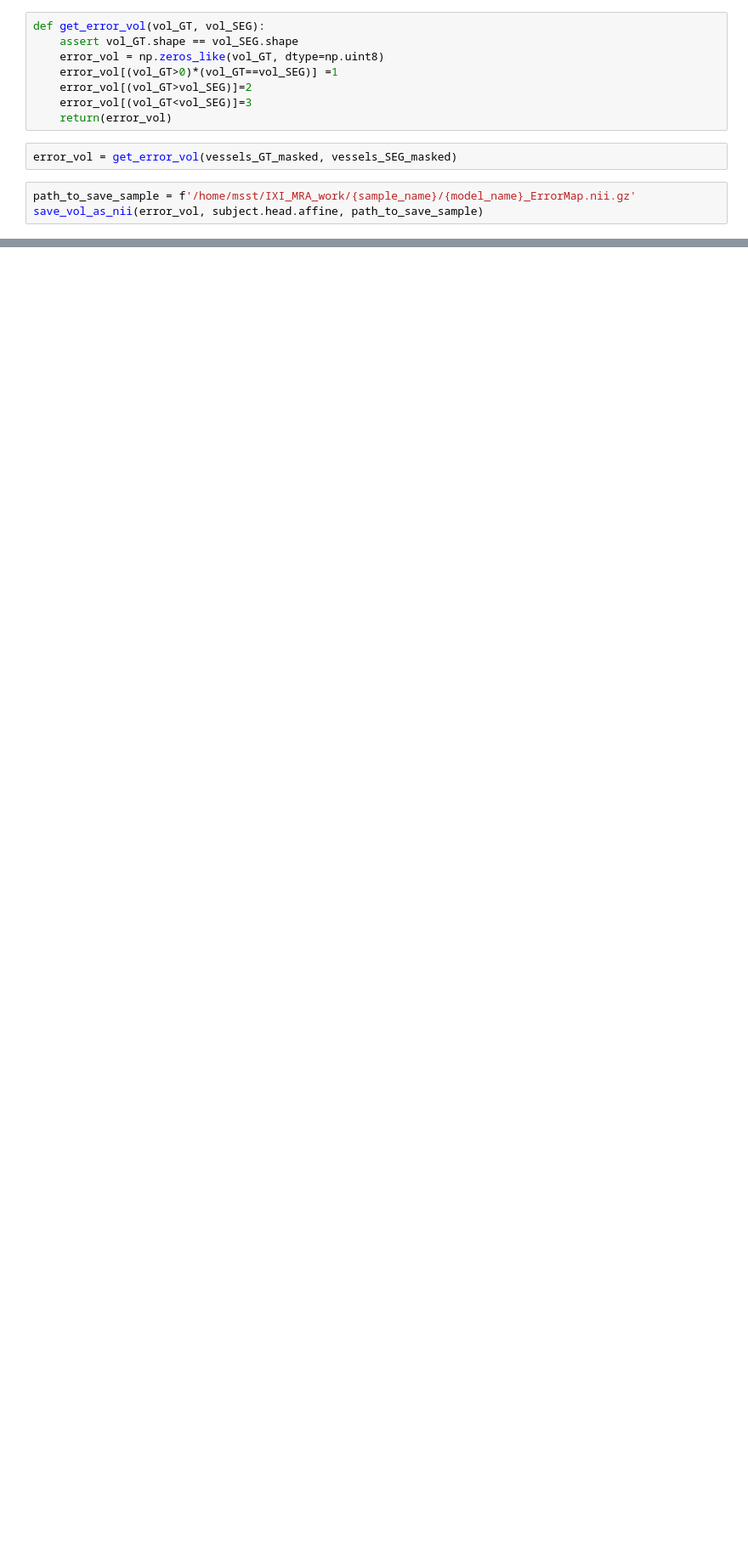
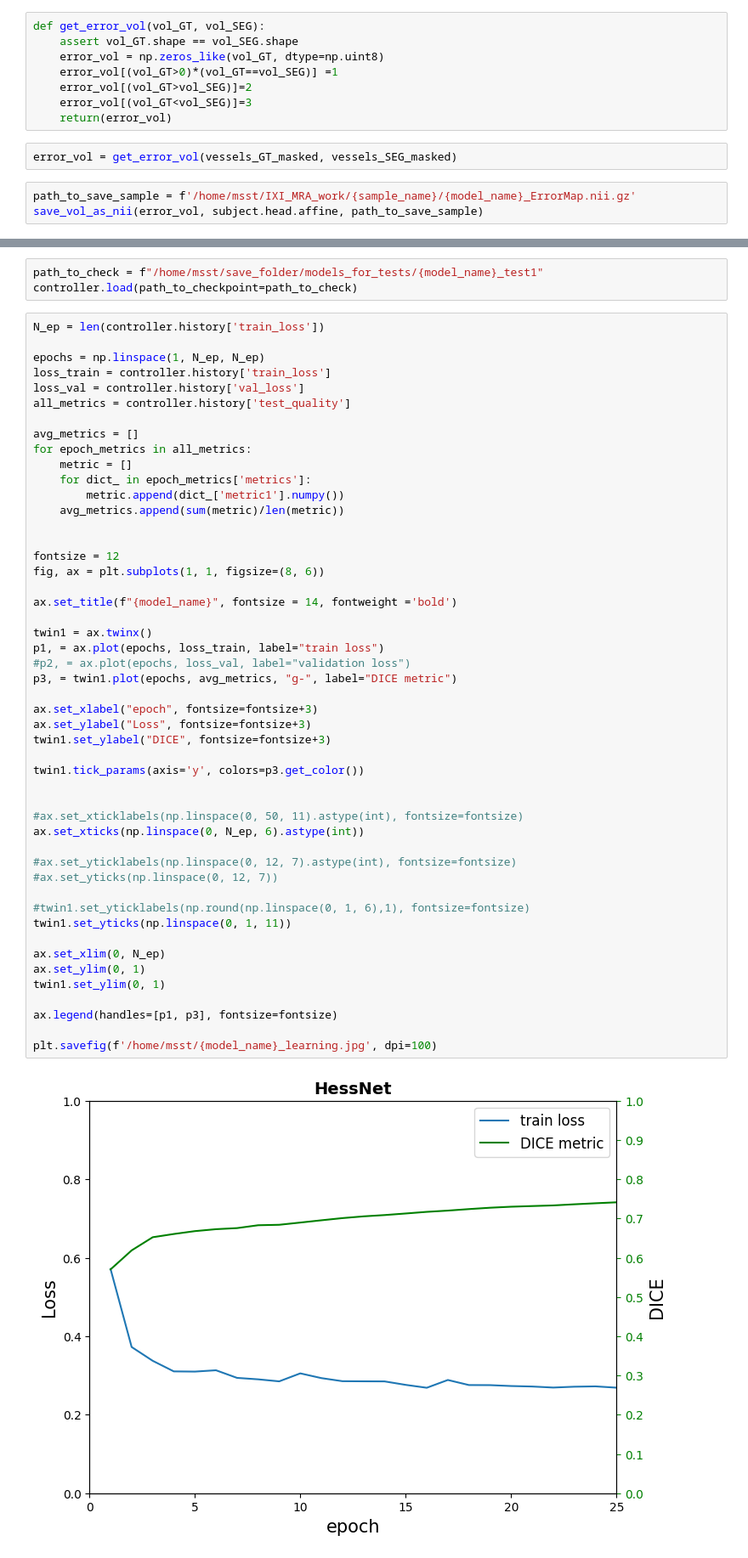
Before and after one commit to NotYourLady/MSRepo, a Jupyter notebook: VesselSegmentation/Notebooks/Visualize.ipynb, the cells around one changed output, grey strips where cells are left out. Shown: that part at 85% size. Drawn from its saved outputs; the diff is of its cells as text; blank space fills up the shorter version.

```diff
--- a/VesselSegmentation/Notebooks/Visualize.ipynb
+++ b/VesselSegmentation/Notebooks/Visualize.ipynb
@@ -81,0 +119,54 @@ save_vol_as_nii(error_vol, subject.head.affine, path_to_save_sample)
+# %%
+path_to_check = f"/home/msst/save_folder/models_for_tests/{model_name}_test1"
+controller.load(path_to_checkpoint=path_to_check)
+# %%
+N_ep = len(controller.history['train_loss'])
+
+epochs = np.linspace(1, N_ep, N_ep)
+loss_train = controller.history['train_loss']
+loss_val = controller.history['val_loss']
+all_metrics = controller.history['test_quality']
+
+avg_metrics = []
+for epoch_metrics in all_metrics:
+    metric = []
+    for dict_ in epoch_metrics['metrics']:
+        metric.append(dict_['metric1'].numpy())
+    avg_metrics.append(sum(metric)/len(metric))
+
+
+fontsize = 12
+fig, ax = plt.subplots(1, 1, figsize=(8, 6))
+
+ax.set_title(f"{model_name}", fontsize = 14, fontweight ='bold')
+
+twin1 = ax.twinx()
+p1, = ax.plot(epochs, loss_train, label="train loss")
+#p2, = ax.plot(epochs, loss_val, label="validation loss")
+p3, = twin1.plot(epochs, avg_metrics, "g-", label="DICE metric")
+
+ax.set_xlabel("epoch", fontsize=fontsize+3)
+ax.set_ylabel("Loss", fontsize=fontsize+3)
+twin1.set_ylabel("DICE", fontsize=fontsize+3)
+
+twin1.tick_params(axis='y', colors=p3.get_color())
+
+
+#ax.set_xticklabels(np.linspace(0, 50, 11).astype(int), fontsize=fontsize)
+ax.set_xticks(np.linspace(0, N_ep, 6).astype(int))
+
+#ax.set_yticklabels(np.linspace(0, 12, 7).astype(int), fontsize=fontsize)
+#ax.set_yticks(np.linspace(0, 12, 7))
+
+#twin1.set_yticklabels(np.round(np.linspace(0, 1, 6),1), fontsize=fontsize)
+twin1.set_yticks(np.linspace(0, 1, 11))
+
+ax.set_xlim(0, N_ep)
+ax.set_ylim(0, 1)
+twin1.set_ylim(0, 1)
+
+ax.legend(handles=[p1, p3], fontsize=fontsize)
+
+plt.savefig(f'/home/msst/{model_name}_learning.jpg', dpi=100)
+# %% [output]
+[figure, added]
```
Also changed, not shown: parts of 8 cells of this notebook, 4 other files.
